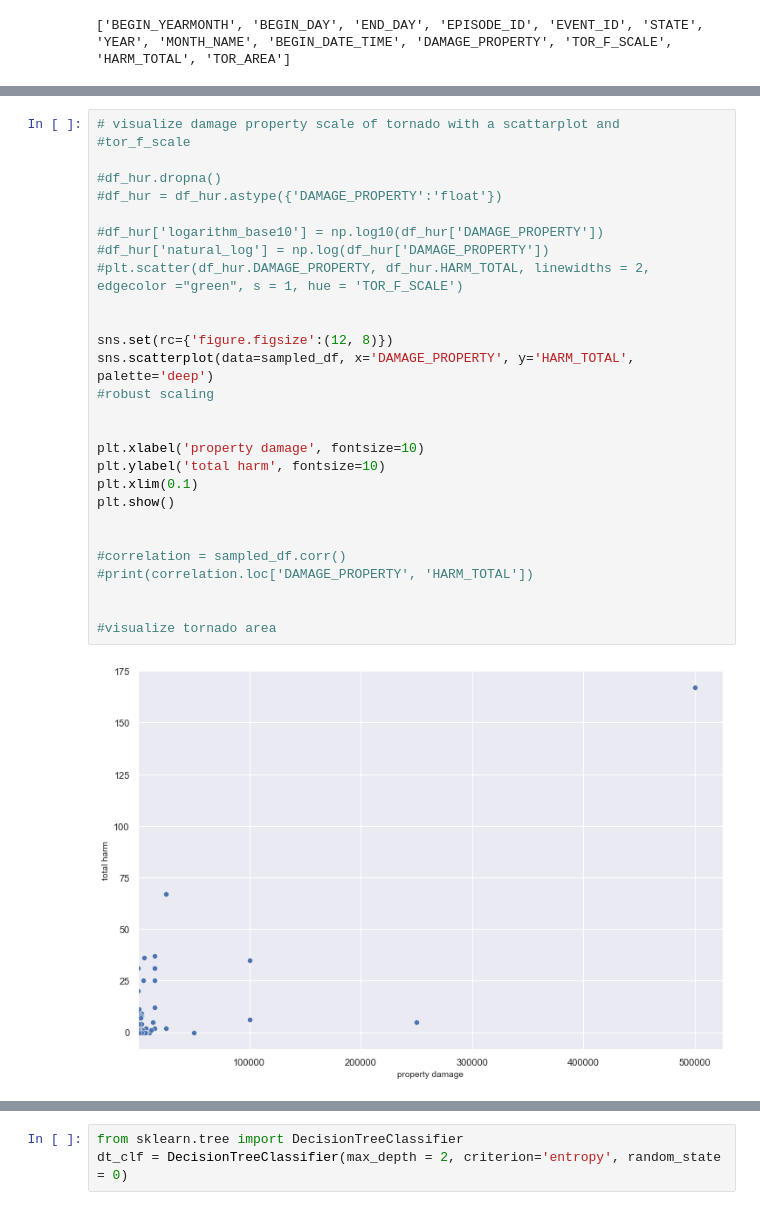
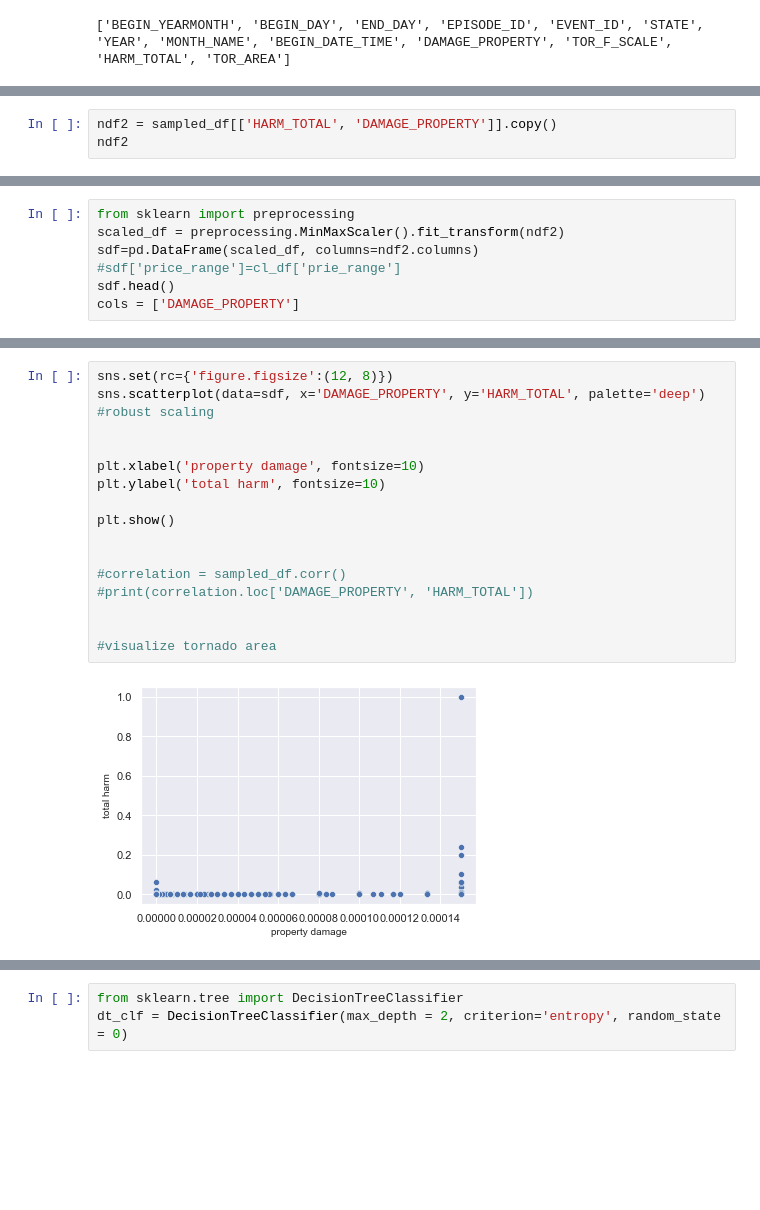
Before and after one commit to saiT1108/DS_project, a Jupyter notebook: main.ipynb, the cells around one changed output, grey strips where cells are left out. Saved outputs shown, nothing was run; the diff lists cells and outputs as text; blank space fills up the shorter version.

Commit message:
another attempt at the scatter plot, normilized the data and clamped the outliers

```diff
--- a/main.ipynb
+++ b/main.ipynb
@@ -157,0 +152,3 @@ sdf.head()
+# %%
+ndf2 = sampled_df[['HARM_TOTAL', 'DAMAGE_PROPERTY']].copy()
+ndf2
@@ -157,0 +169,7 @@ sdf.head()
+# %%
+from sklearn import preprocessing
+scaled_df = preprocessing.MinMaxScaler().fit_transform(ndf2)
+sdf=pd.DataFrame(scaled_df, columns=ndf2.columns)
+#sdf['price_range']=cl_df['prie_range']
+sdf.head()
+cols = ['DAMAGE_PROPERTY']
@@ -158,33 +197,22 @@ sdf.head()
 # %%
-# visualize damage property scale of tornado with a scattarplot and
-#tor_f_scale
-
-#df_hur.dropna()
-#df_hur = df_hur.astype({'DAMAGE_PROPERTY':'float'})
-
-#df_hur['logarithm_base10'] = np.log10(df_hur['DAMAGE_PROPERTY'])
-#df_hur['natural_log'] = np.log(df_hur['DAMAGE_PROPERTY'])
-#plt.scatter(df_hur.DAMAGE_PROPERTY, df_hur.HARM_TOTAL, linewidths = 2, edgecolor ="green", s = 1, hue = 'TOR_F_SCALE')
-
-
 sns.set(rc={'figure.figsize':(12, 8)})
-sns.scatterplot(data=sampled_df, x='DAMAGE_PROPERTY', y='HARM_TOTAL', palette='deep')
+sns.scatterplot(data=sdf, x='DAMAGE_PROPERTY', y='HARM_TOTAL', palette='deep')
 #robust scaling
 
 
 plt.xlabel('property damage', fontsize=10)
 plt.ylabel('total harm', fontsize=10)
-plt.xlim(0.1)
+
 plt.show()
 
 
 #correlation = sampled_df.corr()
 #print(correlation.loc['DAMAGE_PROPERTY', 'HARM_TOTAL'])
 
 
 #visualize tornado area
 # %% [output]
-[figure, old version]
+[figure, new version]
 # %%
 ndf = sampled_df[['HARM_TOTAL', 'TOR_AREA']].copy()
 ndf
```
Also changed, not shown: parts of 7 cells of this notebook.
